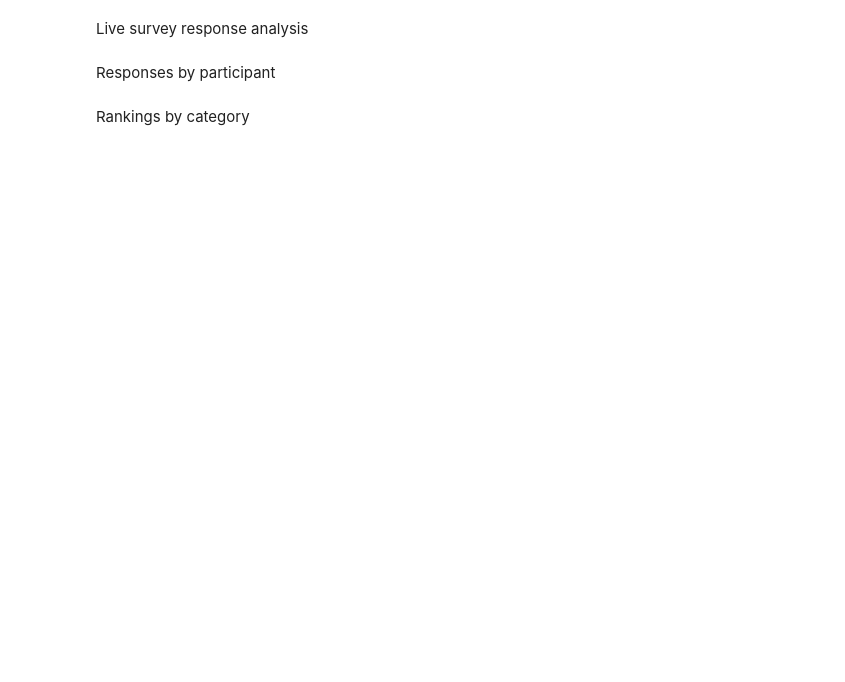
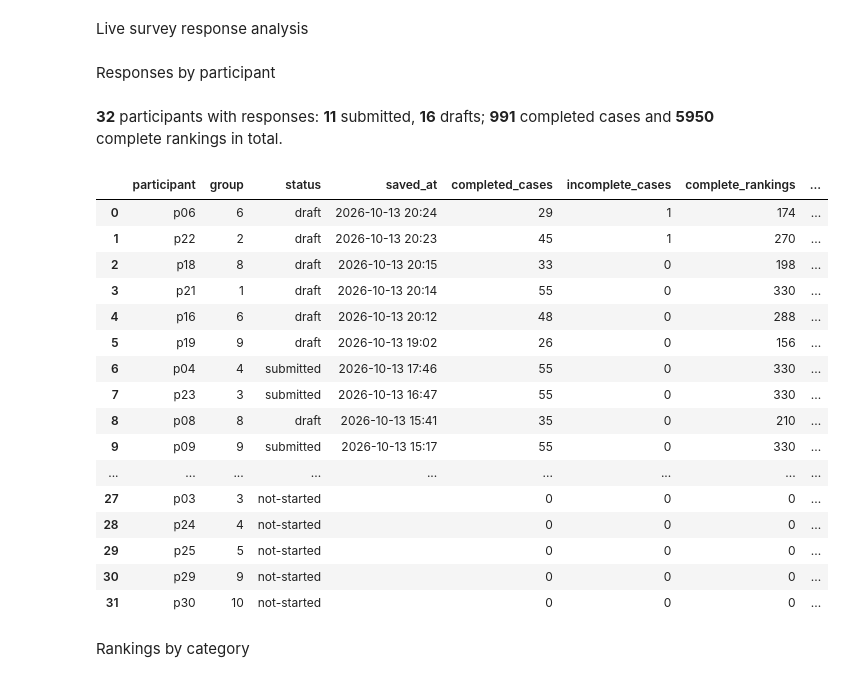
Before and after one commit to Petlja/LLM-Comparative-Assessment-2026, a Jupyter notebook: suvrey-analisys/live-analisys.ipynb, the cells around one changed output. Cells and saved outputs as stored; diff of their text form; code cells hidden in the pictures; blank space fills up the shorter version.

Commit message:
Include not-started participants in live analisys list of participants

```diff
--- a/suvrey-analisys/live-analisys.ipynb
+++ b/suvrey-analisys/live-analisys.ipynb
@@ -34,28 +34,47 @@ responses, participants = prepare_live_responses(
 # %%
 participant_stats = pd.DataFrame(
 	summarize_participants(responses, participants),
 	columns=[
 		"participant", "group", "status", "saved_at",
 		"completed_cases", "incomplete_cases", "complete_rankings", "last_page",
 	],
 )
 participant_stats["group"] = pd.to_numeric(participant_stats["group"]).astype("Int64")
 participant_stats = participant_stats.astype({"last_page": "Int64"})
 status_counts = participant_stats["status"].value_counts()
 display(Markdown(
 	f"**{len(participant_stats)}** participants with responses: "
 	f"**{status_counts.get('submitted', 0)}** submitted, **{status_counts.get('draft', 0)}** drafts; "
 	f"**{participant_stats['completed_cases'].sum()}** completed cases and "
 	f"**{participant_stats['complete_rankings'].sum()}** complete rankings in total."
 ))
 
 participant_stats.assign(
     saved_at=pd.to_datetime(participant_stats["saved_at"], format="ISO8601", utc=True)
 				.dt.tz_convert("Europe/Belgrade")
 				.dt.strftime("%Y-%m-%d %H:%M")
 ).sort_values(
-    ["participant"], ascending=[True], ignore_index=True
-)
+    ["saved_at"], ascending=[False], ignore_index=True
+).astype(object).fillna("")
+# %% [output]
+**32** participants with responses: **11** submitted, **16** drafts; **991** completed cases and **5950** complete rankings in total.
+|  | participant | group | status | saved_at | completed_cases | incomplete_cases | complete_rankings | ... |
+| 0 | p06 | 6 | draft | 2026-10-13 20:24 | 29 | 1 | 174 | ... |
+| 1 | p22 | 2 | draft | 2026-10-13 20:23 | 45 | 1 | 270 | ... |
+| 2 | p18 | 8 | draft | 2026-10-13 20:15 | 33 | 0 | 198 | ... |
+| 3 | p21 | 1 | draft | 2026-10-13 20:14 | 55 | 0 | 330 | ... |
+| 4 | p16 | 6 | draft | 2026-10-13 20:12 | 48 | 0 | 288 | ... |
+| 5 | p19 | 9 | draft | 2026-10-13 19:02 | 26 | 0 | 156 | ... |
+| 6 | p04 | 4 | submitted | 2026-10-13 17:46 | 55 | 0 | 330 | ... |
+| 7 | p23 | 3 | submitted | 2026-10-13 16:47 | 55 | 0 | 330 | ... |
+| 8 | p08 | 8 | draft | 2026-10-13 15:41 | 35 | 0 | 210 | ... |
+| 9 | p09 | 9 | submitted | 2026-10-13 15:17 | 55 | 0 | 330 | ... |
+| ... | ... | ... | ... | ... | ... | ... | ... | ... |
+| 27 | p03 | 3 | not-started |  | 0 | 0 | 0 | ... |
+| 28 | p24 | 4 | not-started |  | 0 | 0 | 0 | ... |
+| 29 | p25 | 5 | not-started |  | 0 | 0 | 0 | ... |
+| 30 | p29 | 9 | not-started |  | 0 | 0 | 0 | ... |
+| 31 | p30 | 10 | not-started |  | 0 | 0 | 0 | ... |
 # %% [markdown]
 Rankings by category
 # %%
```
Also changed, not shown: parts of 2 cells of this notebook, 3 other files.
